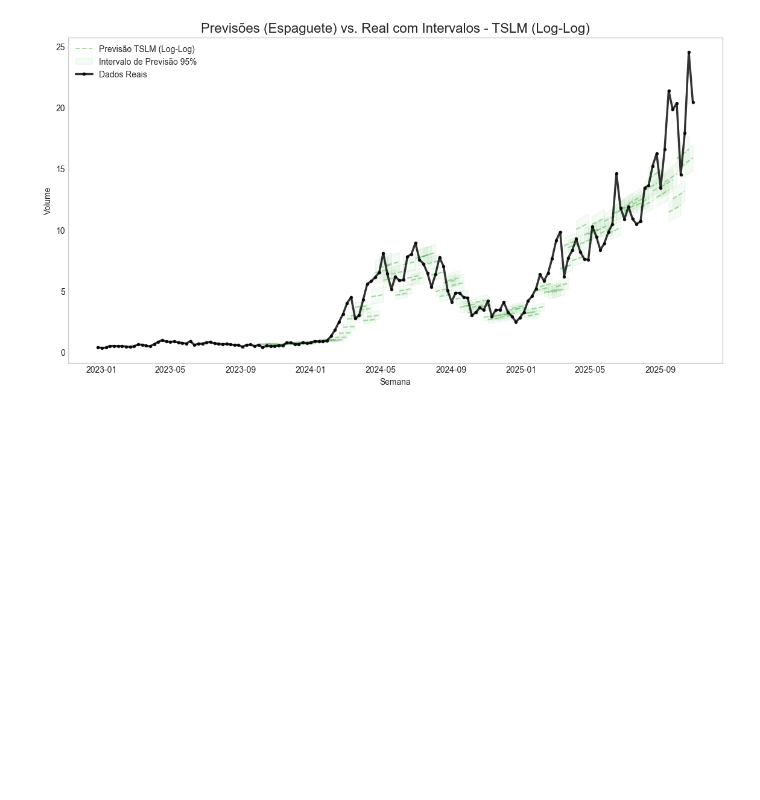
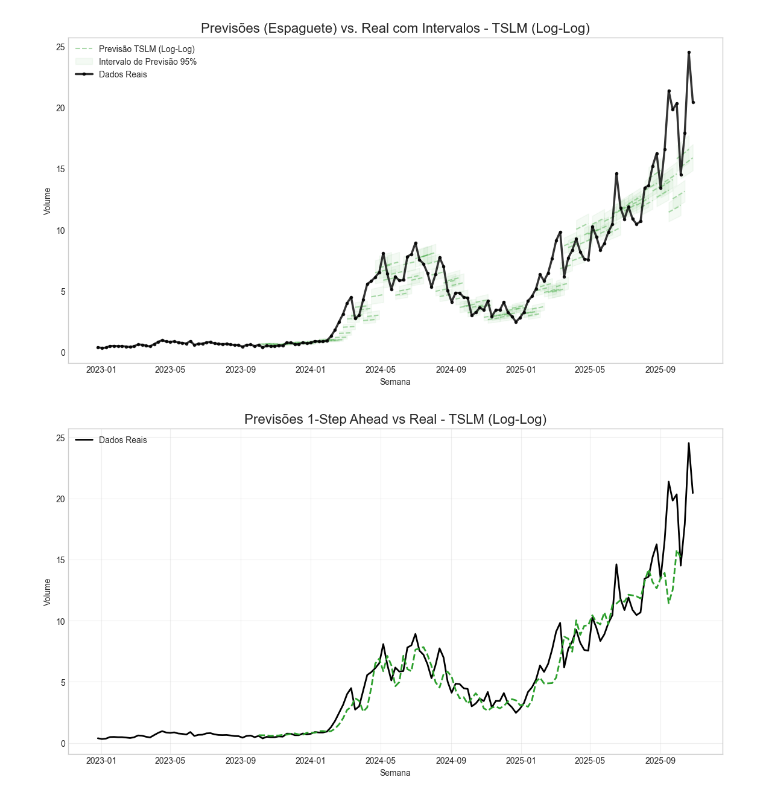
Before and after one commit to kauanmaf/Time-Series-A2, a Jupyter notebook: relatorio.ipynb, the cells around one changed output. Saved outputs shown, nothing was run; the diff lists cells and outputs as text; code cells hidden in the pictures; blank space fills up the shorter version.

```diff
--- a/relatorio.ipynb
+++ b/relatorio.ipynb
@@ -1436,6 +1528,10 @@ viz.plot_spaghetti_with_intervals(results_naive, data, TARGET_COL)
 viz.plot_spaghetti_with_intervals(results_tslm, data, TARGET_COL)
 # %% [output]
 [figure]
+# %%
+viz.plot_one_step_ahead(results_tslm, data, TARGET_COL)
+# %% [output]
+[figure, added]
 # %%
 viz.plot_spaghetti_with_intervals(results_arimax, data, TARGET_COL)
 # %% [output]
```
Also changed, not shown: parts of 17 cells of this notebook.
